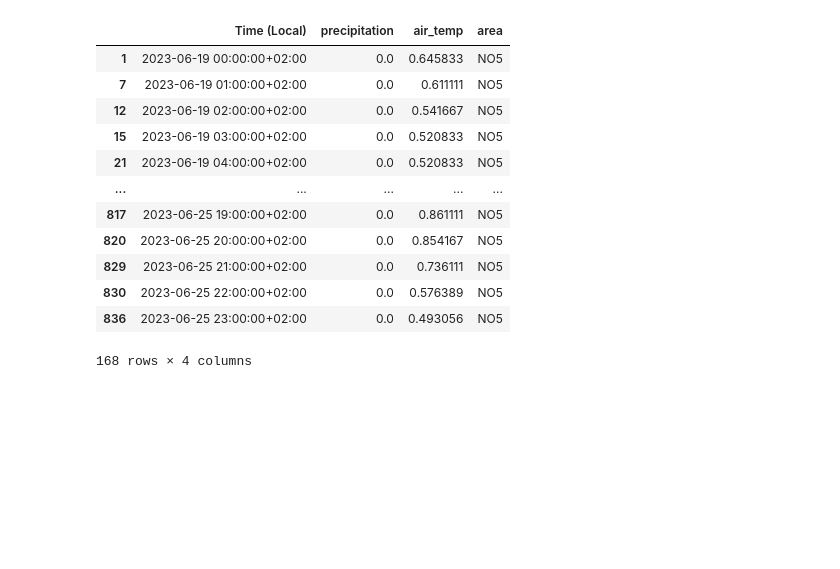
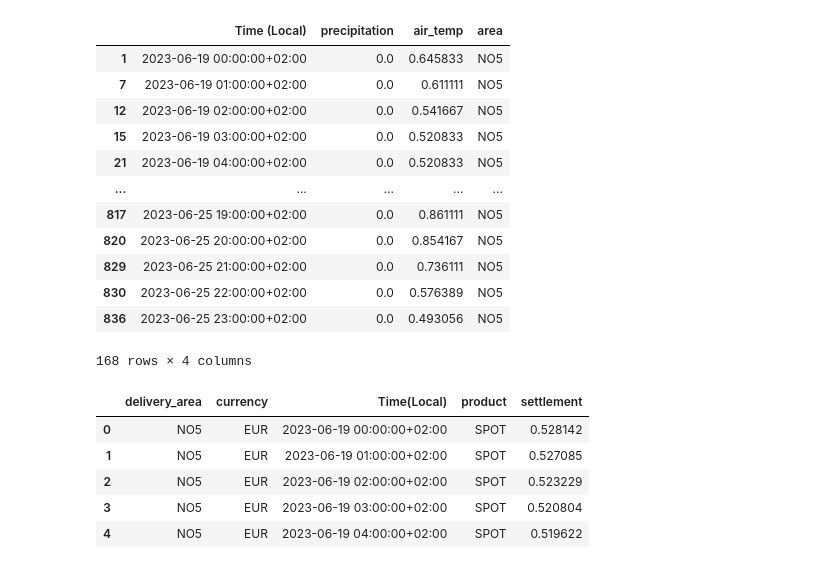
Before and after one commit to sandermeland/master-kode, a Jupyter notebook: bidding_v_4.ipynb, the cells around one changed output. Cells and saved outputs as stored; diff of their text form; code cells hidden in the pictures; blank space fills up the shorter version.

Commit message:
added more features (weather and day-ahead) and it seems like it´s learning

```diff
--- a/bidding_v_4.ipynb
+++ b/bidding_v_4.ipynb
@@ -254,8 +296,13 @@ norm_w_df
 # %%
 spot_path = "../master-data/spot_data/spot_june_23.csv"
 
-day_ahead_data = final_markets.preprocess_spot_data(pd.read_csv(spot_path), year = tf.year, start_month = tf.start_month, end_month = tf.end_month, start_day = tf.start_day, end_day = tf.end_day, start_hour = tf.start_hour, end_hour = tf.end_hour, area = "NO5")
-scaler = sklearn.preprocessing.MinMaxScaler()
-day_ahead_data["settlement"] =
+norm_da_df = final_markets.preprocess_spot_data(pd.read_csv(spot_path), year = tf.year, start_month = tf.start_month, end_month = tf.end_month, start_day = tf.start_day, end_day = tf.end_day, start_hour = tf.start_hour, end_hour = tf.end_hour, area = "NO5", normalize= True)
 # %%
-day_ahead_data.head()
+norm_da_df.head()
+# %% [output]
+|  | delivery_area | currency | Time(Local) | product | settlement |
+| 0 | NO5 | EUR | 2023-06-19 00:00:00+02:00 | SPOT | 0.528142 |
+| 1 | NO5 | EUR | 2023-06-19 01:00:00+02:00 | SPOT | 0.527085 |
+| 2 | NO5 | EUR | 2023-06-19 02:00:00+02:00 | SPOT | 0.523229 |
+| 3 | NO5 | EUR | 2023-06-19 03:00:00+02:00 | SPOT | 0.520804 |
+| 4 | NO5 | EUR | 2023-06-19 04:00:00+02:00 | SPOT | 0.519622 |
```
Also changed, not shown: parts of 12 cells of this notebook.
